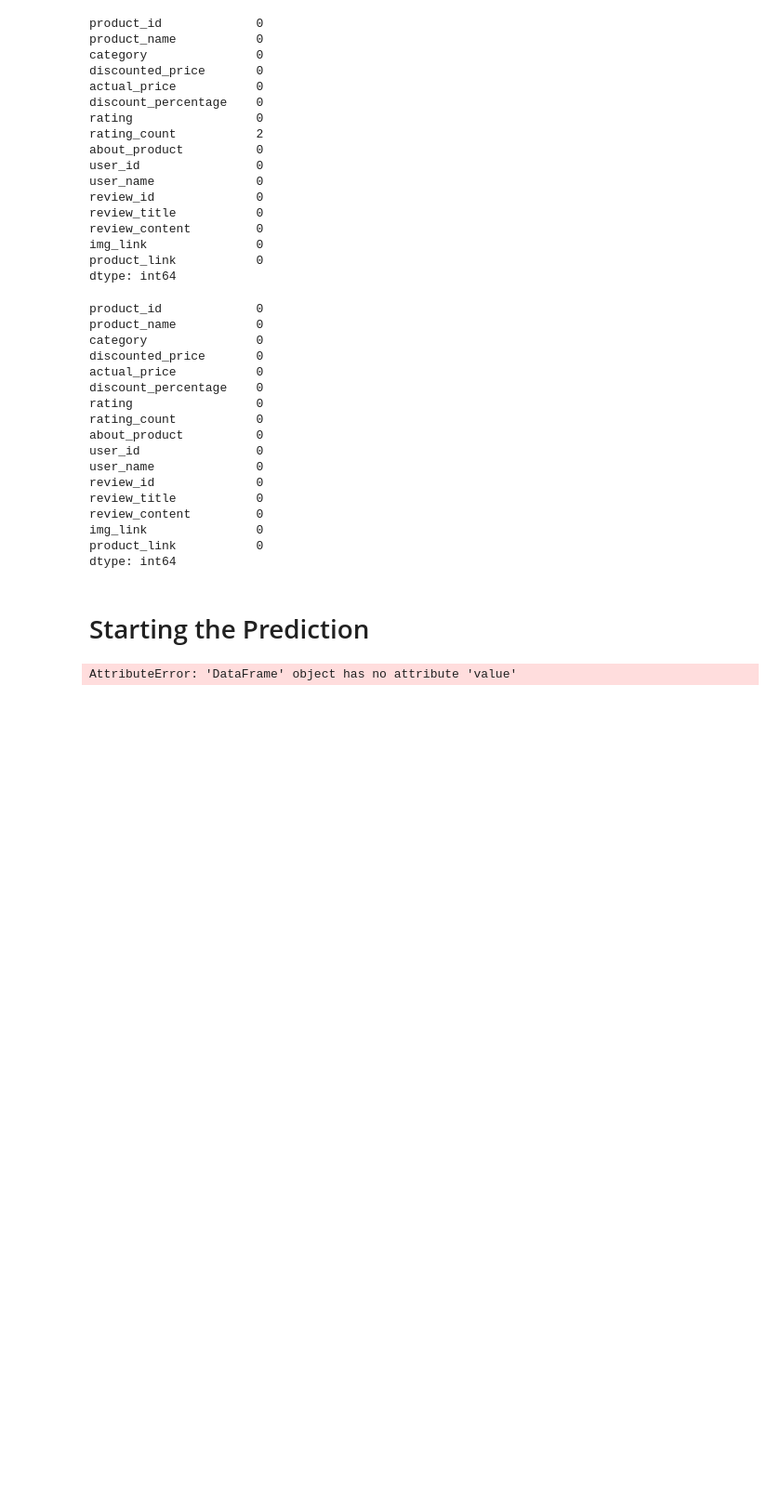
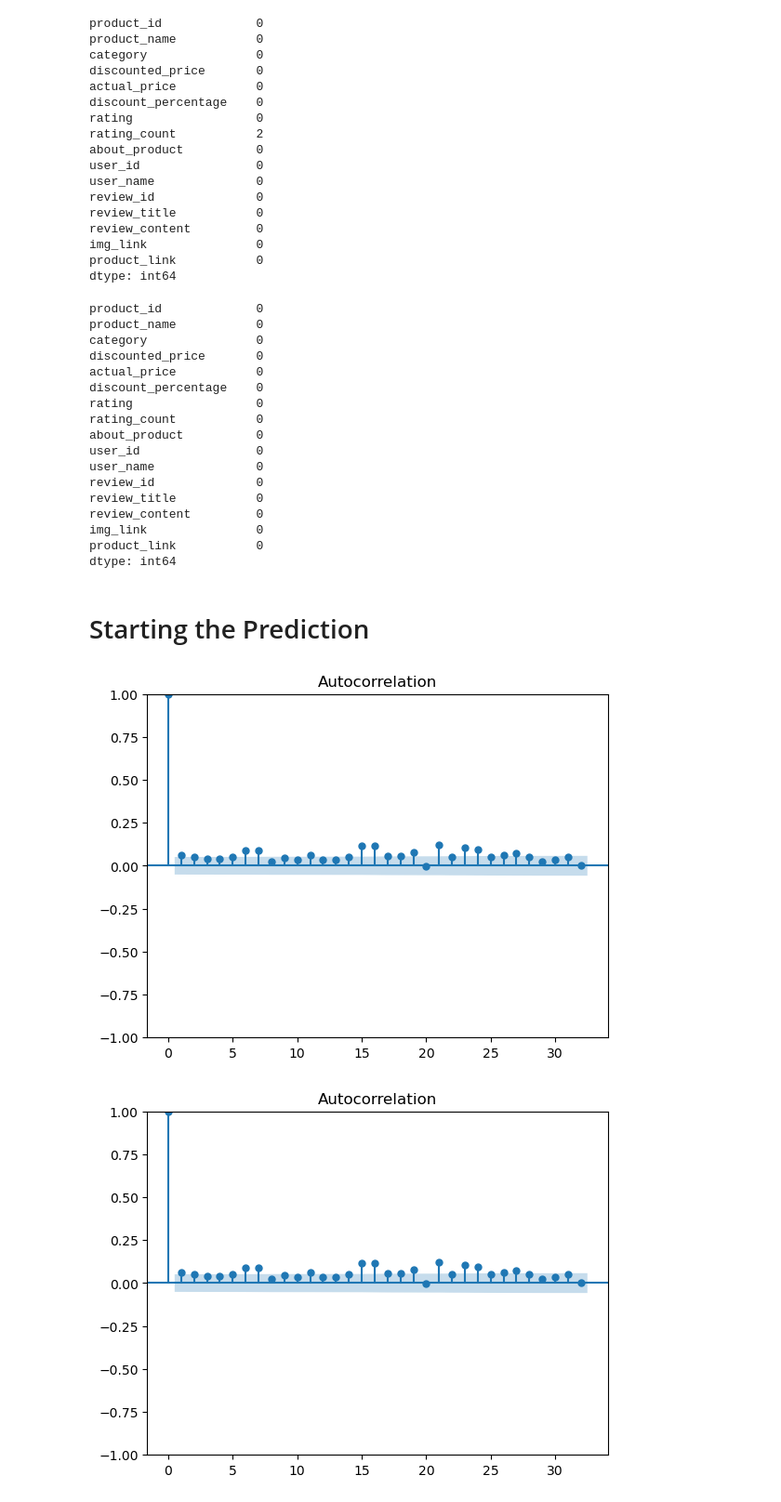
Before and after one commit to Stormbreaker0811/Amazon-Sales-Prediction-using-ML-models, a Jupyter notebook: ML Mini Project.ipynb, the cells around one changed output. Shown at 93% size. Cells and saved outputs as stored; diff of their text form; code cells hidden in the pictures; blank space fills up the shorter version.

```diff
--- a/ML Mini Project.ipynb
+++ b/ML Mini Project.ipynb
@@ -117,6 +117,10 @@ dtype: int64
 # Starting the Prediction
 # %%
 from statsmodels.graphics.tsaplots import plot_acf
-plot_acf(df.value)
+df["discounted_price"] = df["discounted_price"].replace('₹', '')
+df["discounted_price"] = df["discounted_price"].replace(',', '')
+df["discounted_price"] = df["discounted_price"].astype(float)
+plot_acf(df["discounted_price"])
 # %% [output]
-AttributeError: 'DataFrame' object has no attribute 'value'
+[figure, added]
+[figure, added]
```
Also changed, not shown: parts of 4 cells of this notebook, 3 other files.
